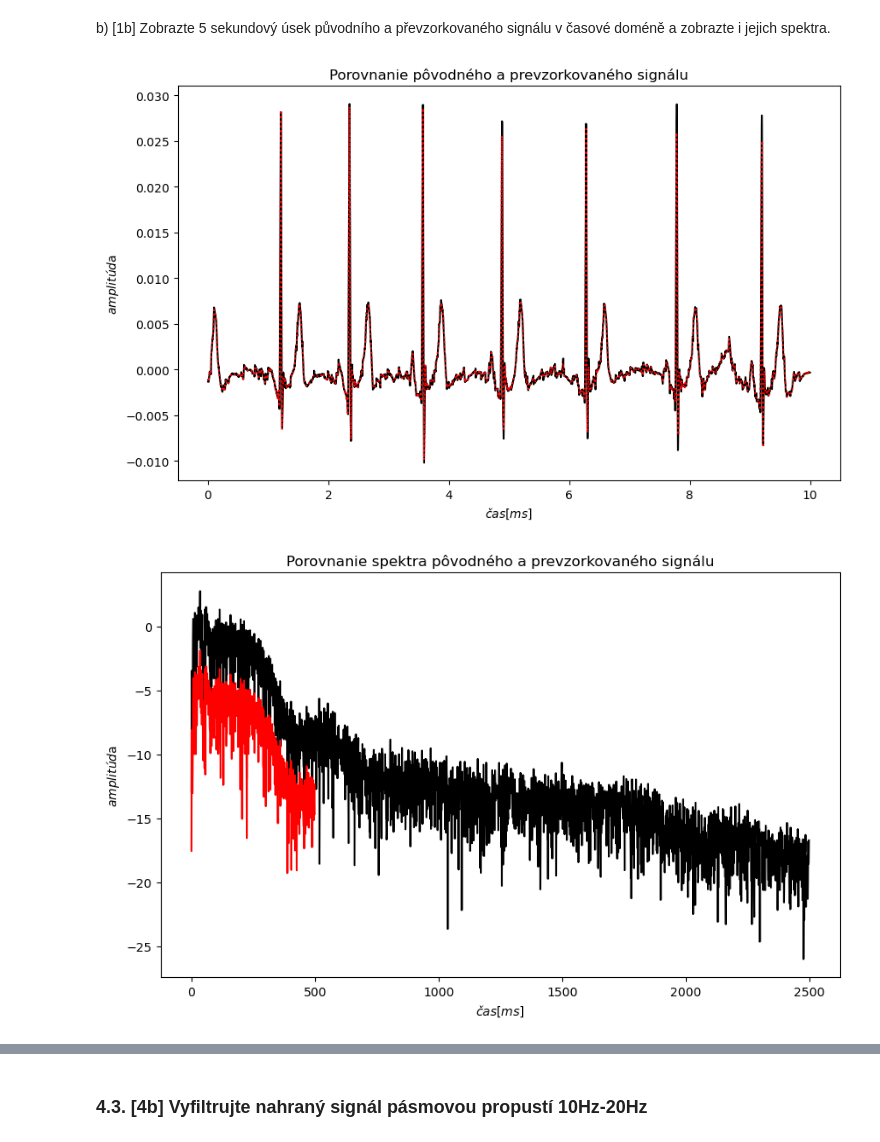
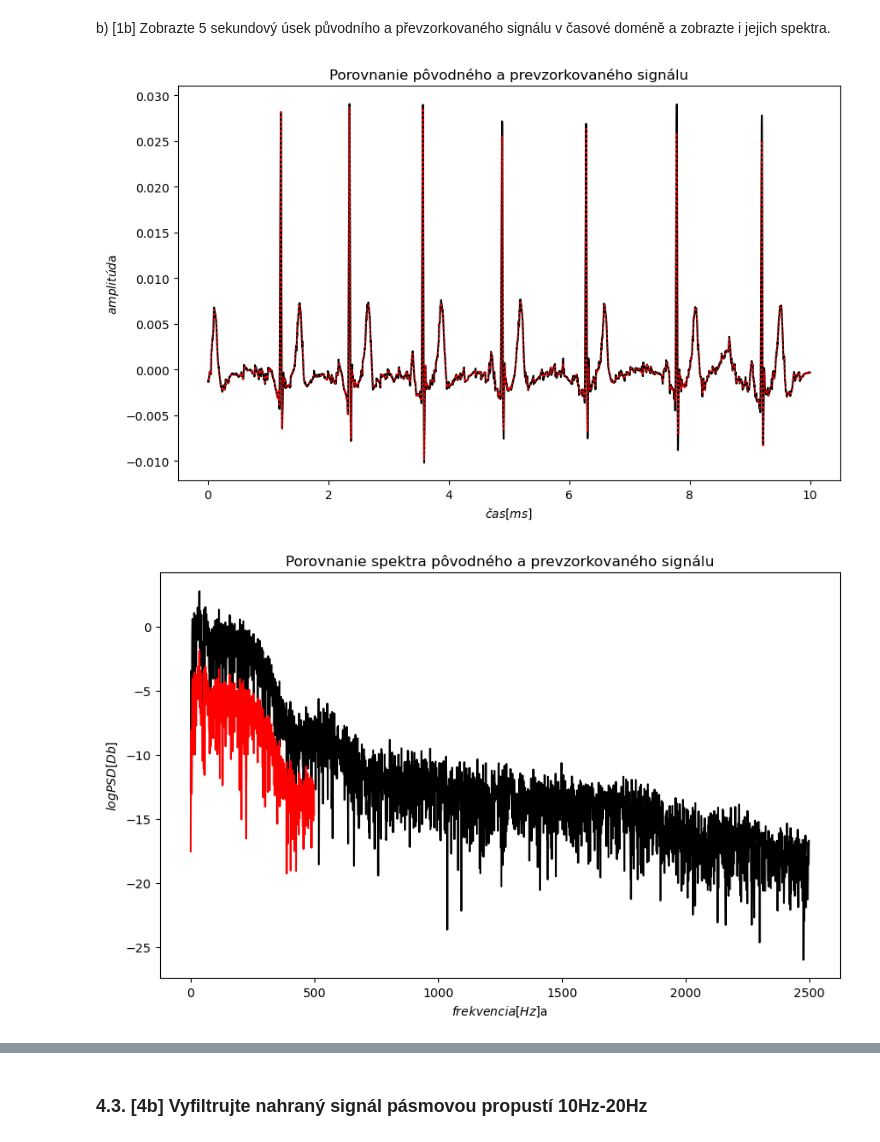
Before and after one commit to matusHubinsky/iss-project-2023, a Jupyter notebook: ISS_ECGProject_2023.ipynb, the cells around one changed output, grey strips where cells are left out. Cells and saved outputs as stored; diff of their text form; code cells hidden in the pictures.

```diff
--- a/ISS_ECGProject_2023.ipynb
+++ b/ISS_ECGProject_2023.ipynb
@@ -107,14 +111,16 @@ def log_PSD(x_values):
 		y_values.append(math.log(x**2, 2))
 	return y_values
 
-x, fs = sf.read("xhubin04.wav")
-spectre = np.fft.fft(x)
-new = abs(spectre)
-half = new[:new.size // 2]
+for i in range(3):
+    x, fs = sf.read("xhubin04.wav." + str(i))
+    spectre = np.fft.fft(x)
+    new = abs(spectre)
+    half = new[:new.size // 2]
 
-plt.figure(figsize=(10, 6))
-plt.title('Spektrum')
-plt.gca().set_ylabel('$logPSD[Db]$')
-plt.gca().set_xlabel('$frekvencia[Hz]$a')
-plt.plot(log_PSD(half), color='black')
+    plt.figure(figsize=(10, 6))
+    plt.title('Spektrum')
+    plt.gca().set_ylabel('$logPSD[Db]$')
+    plt.gca().set_xlabel('$frekvencia[Hz]$a')
+    plt.plot(log_PSD(half), color='black')
+    plt.show()
 # %% [output]
@@ -158,55 +167,56 @@ b) [1b] Zobrazte 5 sekundový úsek původního a převzorkovaného signálu v
 # %%
 import matplotlib.pyplot as plt
 import numpy as np
 import soundfile as sf
 import math
 from scipy.signal import resample
 
 def log_PSD(x_values):
 	y_values = []
 	for x in x_values:
 		y_values.append(math.log(x**2, 2))
 	return y_values
 
-x, fs = sf.read("xhubin04.wav")
+for i in range(3):
+    x, fs = sf.read("xhubin04.wav." + str(i))
 
-fs_target = 100  # target sampling frequency
-fs_original = fs
+    fs_target = 100  # target sampling frequency
+    fs_original = fs
 
-num_samples_target = int(len(x) * fs_target / fs_original)
-new_x = resample(x, num_samples_target)
+    num_samples_target = int(len(x) * fs_target / fs_original)
+    new_x = resample(x, num_samples_target)
 
-resampled_time = np.arange(0, len(new_x)) / fs_target
-original_time = np.arange(0, len(x)) / fs
+    resampled_time = np.arange(0, len(new_x)) / fs_target
+    original_time = np.arange(0, len(x)) / fs
 
-plt.figure(figsize=(10, 6))
-plt.title('Porovnanie pôvodného a prevzorkovaného signálu')
-plt.gca().set_xlabel('$čas[ms]$')
-plt.gca().set_ylabel('$amplitúd$a')
-plt.plot(original_time, x, color='black')
-plt.plot(resampled_time, new_x, linestyle='dotted' ,color='red')
-# plt.legend()
-plt.show()
+    plt.figure(figsize=(10, 6))
+    plt.title('Porovnanie pôvodného a prevzorkovaného signálu')
+    plt.gca().set_xlabel('$čas[ms]$')
+    plt.gca().set_ylabel('$amplitúd$a')
+    plt.plot(original_time, x, color='black')
+    plt.plot(resampled_time, new_x, linestyle='dotted' ,color='red')
+    # plt.legend()
+    plt.show()
 
-spectre_original = abs(np.fft.fft(x))
-half_original = spectre_original[:spectre_original.size // 2]
+    spectre_original = abs(np.fft.fft(x))
+    half_original = spectre_original[:spectre_original.size // 2]
 
-spectre_new = abs(np.fft.fft(new_x))
-half_new = spectre_new[:spectre_new.size // 2]
+    spectre_new = abs(np.fft.fft(new_x))
+    half_new = spectre_new[:spectre_new.size // 2]
 
-def log_PSD(x_values):
-	y_values = []
-	for x in x_values:
-		y_values.append(math.log(x**2, 2))
-	return y_values
+    def log_PSD(x_values):
+    	y_values = []
+    	for x in x_values:
+    		y_values.append(math.log(x**2, 2))
+    	return y_values
 
-plt.figure(figsize=(10, 6))
-plt.title('Porovnanie spektra pôvodného a prevzorkovaného signálu')
-plt.gca().set_xlabel('$čas[ms]$')
-plt.gca().set_ylabel('$amplitúd$a')
-plt.plot(log_PSD(half_original), color='black')
-plt.plot(log_PSD(half_new), color='red')
-plt.show()
+    plt.figure(figsize=(10, 6))
+    plt.title('Porovnanie spektra pôvodného a prevzorkovaného signálu')
+    plt.gca().set_ylabel('$logPSD[Db]$')
+    plt.gca().set_xlabel('$frekvencia[Hz]$a')
+    plt.plot(log_PSD(half_original), color='black')
+    plt.plot(log_PSD(half_new), color='red')
+    plt.show()
 # %% [output]
 [figure]
-[figure, old version]
+[figure, new version]
```
Also changed, not shown: parts of 8 cells of this notebook, 3 other files.
